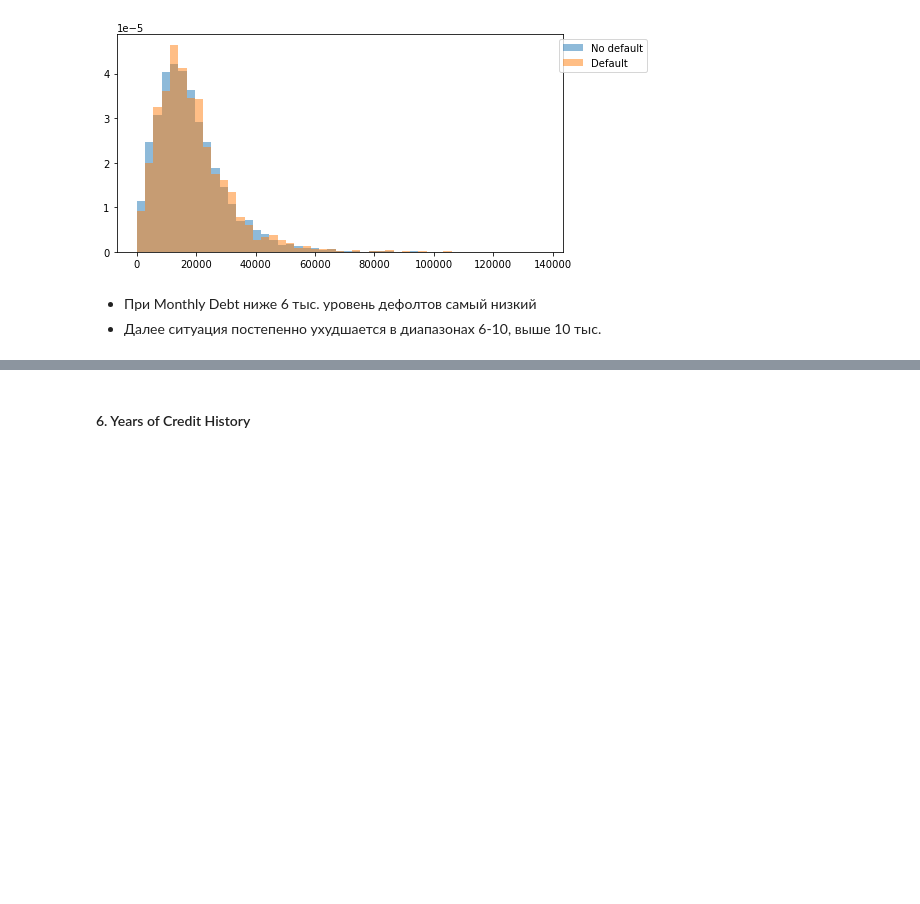
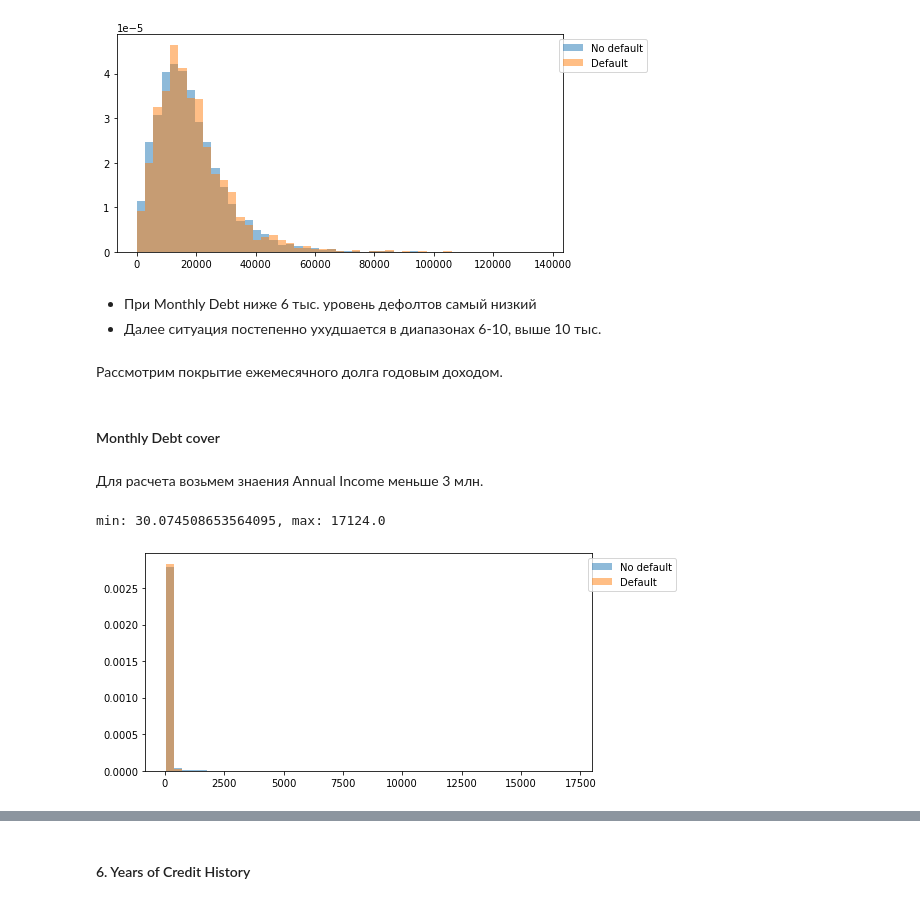
Before and after one commit to Yanina-Kutovaya/portfolio, a Jupyter notebook: Credit_default_forecast.ipynb, the cells around one changed output, grey strips where cells are left out. Cells and saved outputs as stored; diff of their text form; code cells hidden in the pictures; blank space fills up the shorter version.

```diff
--- a/Credit_default_forecast.ipynb
+++ b/Credit_default_forecast.ipynb
@@ -293,3 +296,9 @@ min: 0.0, max: 136679.0
 # %% [markdown]
 * При Monthly Debt ниже 6 тыс. уровень дефолтов самый низкий
 * Далее ситуация постепенно ухудшается в диапазонах 6-10, выше 10 тыс.
+# %% [markdown]
+Рассмотрим покрытие ежемесячного долга годовым доходом.
+# %% [markdown]
+#### Monthly Debt cover
+# %% [markdown]
+Для расчета возьмем знаения Annual Income меньше 3 млн.
@@ -295,0 +309,5 @@ min: 0.0, max: 136679.0
+# %%
+var_target_plot(var_name)
+# %% [output]
+min: 30.074508653564095, max: 17124.0
+[figure, added]
```
Also changed, not shown: parts of 48 cells of this notebook.
